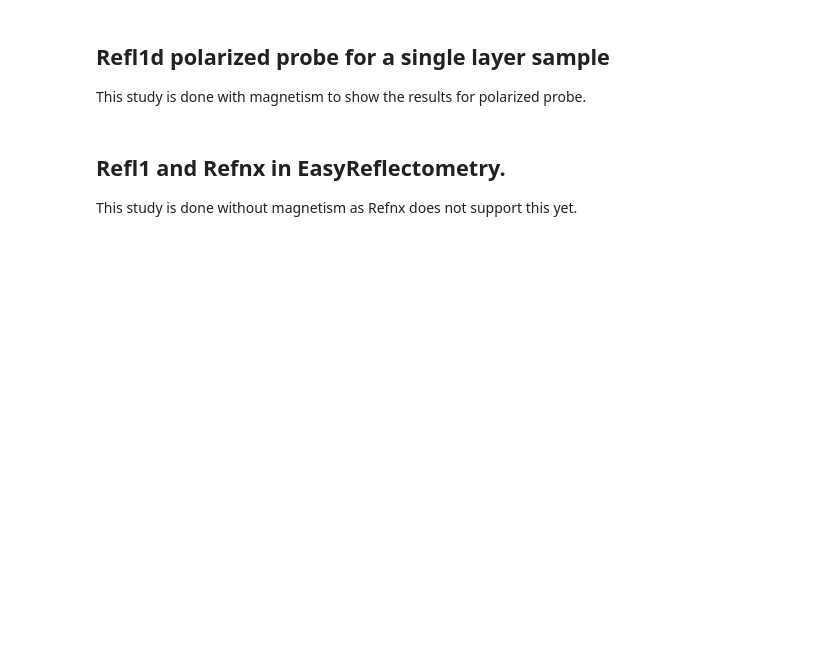
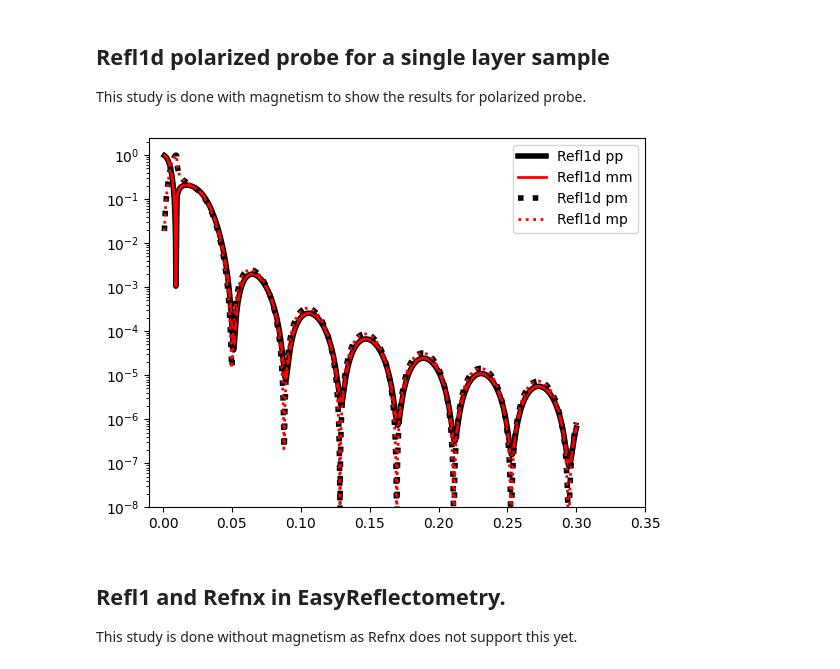
Before and after one commit to EasyScience/EasyReflectometryLib, a Jupyter notebook: docs/src/tutorials/magnetism.ipynb, the cells around one changed output. Saved outputs shown, nothing was run; the diff lists cells and outputs as text; code cells hidden in the pictures; blank space fills up the shorter version.

```diff
--- a/docs/src/tutorials/magnetism.ipynb
+++ b/docs/src/tutorials/magnetism.ipynb
@@ -218,12 +230,13 @@ Just for completion we will do a few additional calculations and comparisons of
  This study is done with magnetism to show the results for polarized probe.
 # %%
 # The magnetism is set to 8.
-# This would double (pp) and cancel out (mm) the magnitude of the reflectivity oscillations when its angle is set to 90
-# This would the strongest spin-flipping (pm and mp) when its angle is set to 0
+# This would double (pp) and cancel out (mm) the magnitude of the reflectivity oscillations when its angle is set to 90.
+# This would give the strongest spin-flipping (pm and mp) when its angle is set to 0.
+# However we set the angle to 45, so the reflectivity oscillations are not doubled or cancelled out, and the spin-flipping is not maximized.
 refl1d_sample = (
-    refl1d_si(0, 2) |
-    refl1d_sld_8(150, 2, magnetism=refl1d.names.Magnetism(rhoM=8, thetaM=45)) |
-    refl1d_vacuum(0, 2)
+    refl1d_si(0, 0) |
+    refl1d_sld_8(150, 0, magnetism=refl1d.names.Magnetism(rhoM=8, thetaM=45)) |
+    refl1d_vacuum(0, 0)
 )
 
 probe_pp = refl1d.names.QProbe(
@@ -238,33 +251,35 @@ probe_pm = refl1d.names.QProbe(
         intensity=1,
         background=0,
     )
 probe_mp = refl1d.names.QProbe(
         Q=model_coords,
         dQ=np.zeros(len(model_coords)),
         intensity=1,
         background=0,
     )
 probe_mm = refl1d.names.QProbe(
         Q=model_coords,
         dQ=np.zeros(len(model_coords)),
         intensity=1,
         background=0,
     )
 
 four_probes = [probe_pp, probe_pm, probe_mp, probe_mm]
 polarized_probe = refl1d.names.PolarizedQProbe(xs=four_probes, name='polarized')
 experiment = refl1d.names.Experiment(probe=polarized_probe, sample=refl1d_sample)
 model_data_magnetism_ref1d_raw_pp = experiment.reflectivity()[0][1]
 model_data_magnetism_ref1d_raw_pm = experiment.reflectivity()[1][1]
 model_data_magnetism_ref1d_raw_mp = experiment.reflectivity()[2][1]
 model_data_magnetism_ref1d_raw_mm = experiment.reflectivity()[3][1]
 
 plt.plot(model_coords, model_data_magnetism_ref1d_raw_pp, '-k', label='Refl1d pp', linewidth=4)
 plt.plot(model_coords, model_data_magnetism_ref1d_raw_mm, '-r', label='Refl1d mm', linewidth=2)
 plt.plot(model_coords, model_data_magnetism_ref1d_raw_pm, ':k', label='Refl1d pm', linewidth=4)
 plt.plot(model_coords, model_data_magnetism_ref1d_raw_mp, ':r', label='Refl1d mp', linewidth=2)
 
 plot_apply_makeup()
+# %% [output]
+[figure, added]
 # %% [markdown]
 ## Refl1 and Refnx in EasyReflectometry.
 This study is done without magnetism as Refnx does not support this yet.
```
Also changed, not shown: parts of 11 cells of this notebook.
